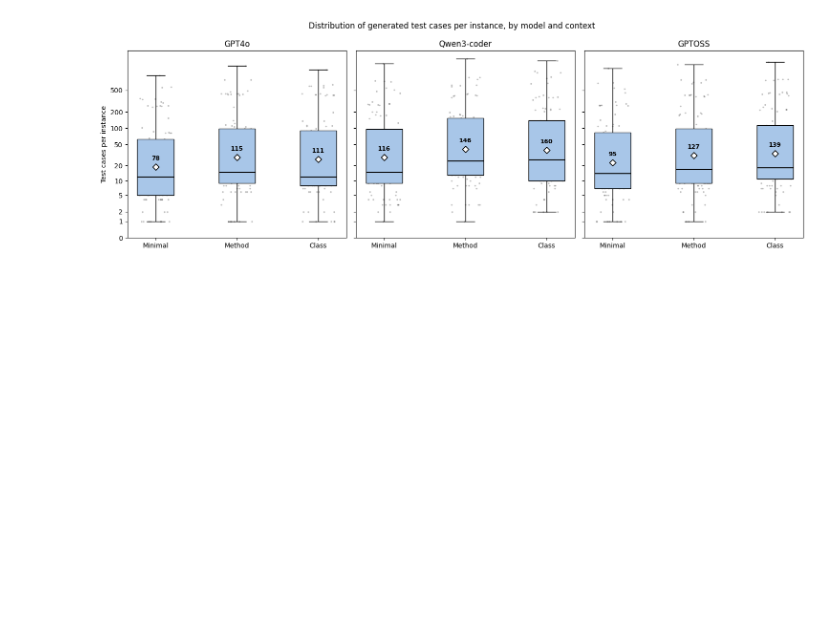
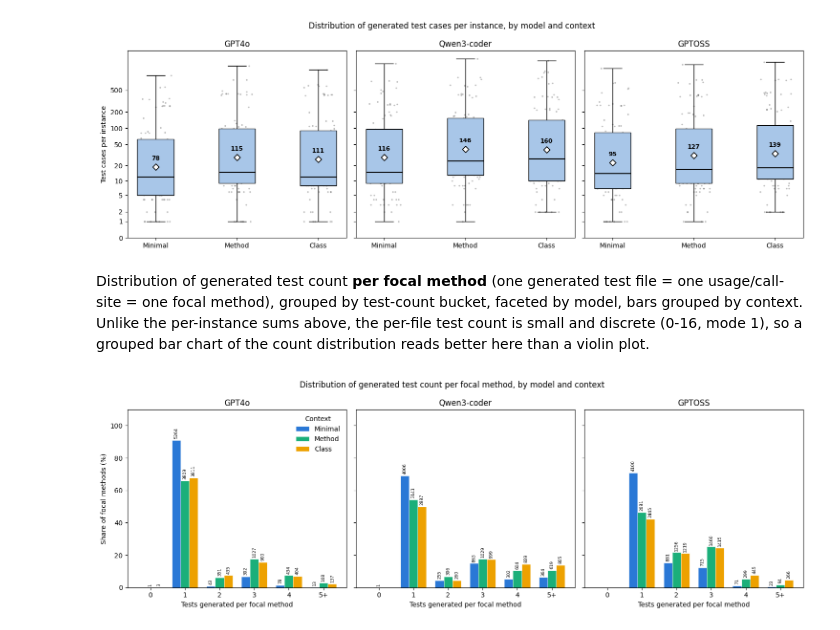
Before and after one commit to CuriousBeing1508/LLM_TestGeneration_for_BC, a Jupyter notebook: NewExpAfterCanary/ResultsForRQs/CountingNoOfTestCasesToReport/AggregateForRQ.ipynb, the cells around one changed output. Saved outputs shown, nothing was run; the diff lists cells and outputs as text; code cells hidden in the pictures; blank space fills up the shorter version.

Commit message:
added test count

```diff
--- a/NewExpAfterCanary/ResultsForRQs/CountingNoOfTestCasesToReport/AggregateForRQ.ipynb
+++ b/NewExpAfterCanary/ResultsForRQs/CountingNoOfTestCasesToReport/AggregateForRQ.ipynb
@@ -348,3 +348,78 @@ plt.savefig("output/testcount_box_by_model_context.png", dpi=150, bbox_inches="t
 plt.show()
 # %% [output]
 [figure]
+# %% [markdown]
+Distribution of generated test count **per focal method** (one generated test file = one usage/call-site = one focal method), grouped by test-count bucket, faceted by model, bars grouped by context. Unlike the per-instance sums above, the per-file test count is small and discrete (0-16, mode 1), so a grouped bar chart of the count distribution reads better here than a violin plot.
+# %%
+import glob
+import json
+
+import matplotlib.pyplot as plt
+import numpy as np
+import pandas as pd
+
+MODEL_ORDER = ["GPT4o", "Qwen3-coder", "GPTOSS"]
+CONTEXT_ORDER = ["Minimal", "Method", "Class"]
+# fixed categorical slots (blue/aqua/yellow), assigned in CONTEXT_ORDER - never cycled
+CONTEXT_COLORS = {"Minimal": "#2a78d6", "Method": "#1baf7a", "Class": "#eda100"}
+
+per_file_rows = []
+for path in glob.glob("output/GeneratedTestCount/*.json"):
+    per_file_rows.extend(json.load(open(path, encoding="utf-8")))
+per_file_df = pd.DataFrame(per_file_rows)
+
+BIN_LABELS = ["0", "1", "2", "3", "4", "5+"]
+per_file_df["CountBin"] = per_file_df["TestCount"].clip(upper=5).astype(str)
+per_file_df["CountBin"] = per_file_df["CountBin"].replace({"5": "5+"})
+
+dist = (
+    per_file_df.groupby(["Model", "Context", "CountBin"])
+    .size()
+    .rename("FocalMethodCount")
+    .reset_index()
+)
+group_totals = per_file_df.groupby(["Model", "Context"]).size().rename("Total")
+dist = dist.merge(group_totals, on=["Model", "Context"])
+dist["SharePct"] = 100 * dist["FocalMethodCount"] / dist["Total"]
+
+fig, axes = plt.subplots(1, len(MODEL_ORDER), figsize=(15, 5), sharey=True)
+
+bar_width = 0.25
+x = np.arange(len(BIN_LABELS))
+
+for ax, model in zip(axes, MODEL_ORDER):
+    sub = dist[dist["Model"] == model]
+    for i, ctx in enumerate(CONTEXT_ORDER):
+        ctx_sub = sub[sub["Context"] == ctx].set_index("CountBin").reindex(BIN_LABELS).fillna(0)
+        bars = ax.bar(
+            x + (i - 1) * bar_width, ctx_sub["SharePct"], width=bar_width,
+            color=CONTEXT_COLORS[ctx], label=ctx if ax is axes[0] else None,
+            edgecolor="white", linewidth=0.5,
+        )
+        for bar, count in zip(bars, ctx_sub["FocalMethodCount"]):
+            if count <= 0:
+                continue
+            ax.annotate(
+                f"{int(count)}", (bar.get_x() + bar.get_width() / 2, bar.get_height()),
+                xytext=(0, 2), textcoords="offset points",
+                ha="center", va="bottom", fontsize=6.5, rotation=90,
+            )
+
+    ax.set_xticks(x)
+    ax.set_xticklabels(BIN_LABELS)
+    ax.set_title(model)
+    ax.set_xlabel("Tests generated per focal method")
+
+axes[0].set_ylabel("Share of focal methods (%)")
+axes[0].set_ylim(top=axes[0].get_ylim()[1] * 1.15)
+axes[0].legend(title="Context", frameon=False)
+
+fig.suptitle("Distribution of generated test count per focal method, by model and context")
+fig.tight_layout()
+plt.savefig("output/testcount_per_focalmethod_bar_by_model_context.png", dpi=150, bbox_inches="tight")
+plt.show()
+
+# table view (relief rule for the aqua/yellow slots' sub-3:1 light-surface contrast)
+dist.pivot_table(index=["Model", "Context"], columns="CountBin", values="SharePct", fill_value=0)[BIN_LABELS].round(1)
+# %% [output]
+[figure, added]
```
Also changed, not shown: parts of 8 cells of this notebook, 35 other files.
